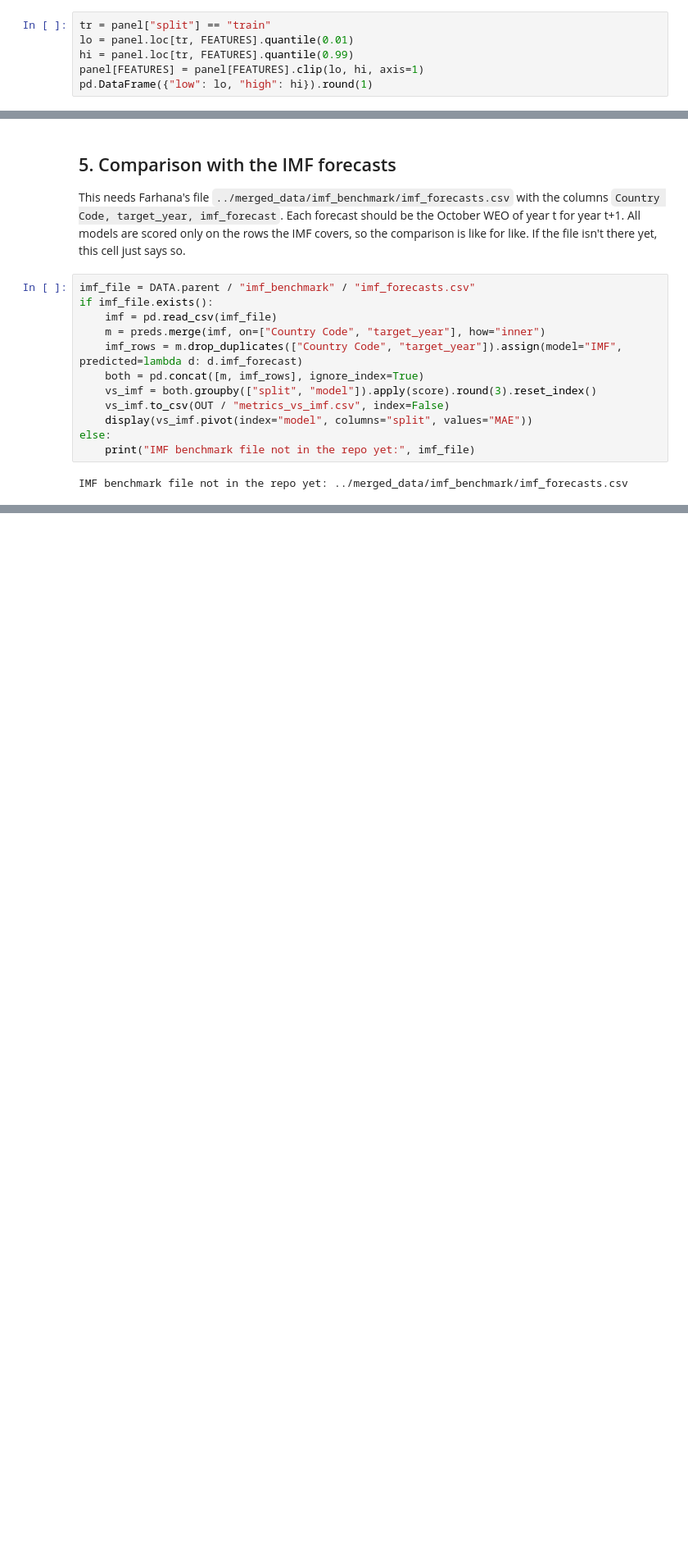
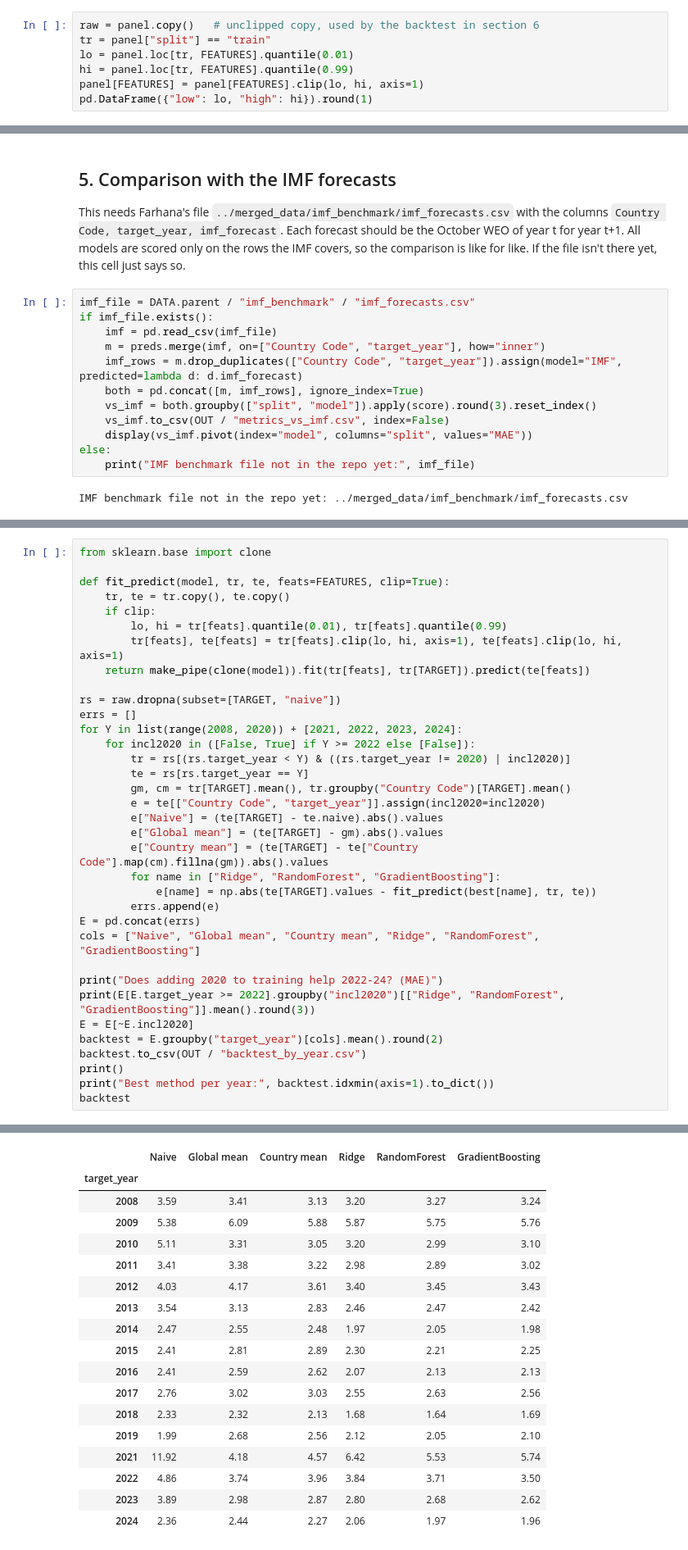
Before and after one commit to farhana273/ml_assignment, a Jupyter notebook: models/GDP_Models_Sami.ipynb, the cells around one changed output, grey strips where cells are left out. Shown at 82% size. Cells and saved outputs as stored; diff of their text form; blank space fills up the shorter version.

```diff
--- a/models/GDP_Models_Sami.ipynb
+++ b/models/GDP_Models_Sami.ipynb
@@ -114,6 +115,7 @@ Name: count, dtype: int64
 ### Outliers
 The training data includes hyperinflation (514%) and growth of +87%. Each feature is clipped at its 1st and 99th percentile, and those cut-offs come from the training years only. The target is never clipped.
 # %%
+raw = panel.copy()   # unclipped copy, used by the backtest in section 6
 tr = panel["split"] == "train"
 lo = panel.loc[tr, FEATURES].quantile(0.01)
 hi = panel.loc[tr, FEATURES].quantile(0.99)
@@ -325,0 +340,36 @@ IMF benchmark file not in the repo yet: ../merged_data/imf_benchmark/imf_forecas
+# %%
+from sklearn.base import clone
+
+def fit_predict(model, tr, te, feats=FEATURES, clip=True):
+    tr, te = tr.copy(), te.copy()
+    if clip:
+        lo, hi = tr[feats].quantile(0.01), tr[feats].quantile(0.99)
+        tr[feats], te[feats] = tr[feats].clip(lo, hi, axis=1), te[feats].clip(lo, hi, axis=1)
+    return make_pipe(clone(model)).fit(tr[feats], tr[TARGET]).predict(te[feats])
+
+rs = raw.dropna(subset=[TARGET, "naive"])
+errs = []
+for Y in list(range(2008, 2020)) + [2021, 2022, 2023, 2024]:
+    for incl2020 in ([False, True] if Y >= 2022 else [False]):
+        tr = rs[(rs.target_year < Y) & ((rs.target_year != 2020) | incl2020)]
+        te = rs[rs.target_year == Y]
+        gm, cm = tr[TARGET].mean(), tr.groupby("Country Code")[TARGET].mean()
+        e = te[["Country Code", "target_year"]].assign(incl2020=incl2020)
+        e["Naive"] = (te[TARGET] - te.naive).abs().values
+        e["Global mean"] = (te[TARGET] - gm).abs().values
+        e["Country mean"] = (te[TARGET] - te["Country Code"].map(cm).fillna(gm)).abs().values
+        for name in ["Ridge", "RandomForest", "GradientBoosting"]:
+            e[name] = np.abs(te[TARGET].values - fit_predict(best[name], tr, te))
+        errs.append(e)
+E = pd.concat(errs)
+cols = ["Naive", "Global mean", "Country mean", "Ridge", "RandomForest", "GradientBoosting"]
+
+print("Does adding 2020 to training help 2022-24? (MAE)")
+print(E[E.target_year >= 2022].groupby("incl2020")[["Ridge", "RandomForest", "GradientBoosting"]].mean().round(3))
+E = E[~E.incl2020]
+backtest = E.groupby("target_year")[cols].mean().round(2)
+backtest.to_csv(OUT / "backtest_by_year.csv")
+print()
+print("Best method per year:", backtest.idxmin(axis=1).to_dict())
+backtest
+# %% [output]
@@ -325,0 +383,18 @@ IMF benchmark file not in the repo yet: ../merged_data/imf_benchmark/imf_forecas
+|  | Naive | Global mean | Country mean | Ridge | RandomForest | GradientBoosting |
+| target_year |  |  |  |  |  |  |
+| 2008 | 3.59 | 3.41 | 3.13 | 3.20 | 3.27 | 3.24 |
+| 2009 | 5.38 | 6.09 | 5.88 | 5.87 | 5.75 | 5.76 |
+| 2010 | 5.11 | 3.31 | 3.05 | 3.20 | 2.99 | 3.10 |
+| 2011 | 3.41 | 3.38 | 3.22 | 2.98 | 2.89 | 3.02 |
+| 2012 | 4.03 | 4.17 | 3.61 | 3.40 | 3.45 | 3.43 |
+| 2013 | 3.54 | 3.13 | 2.83 | 2.46 | 2.47 | 2.42 |
+| 2014 | 2.47 | 2.55 | 2.48 | 1.97 | 2.05 | 1.98 |
+| 2015 | 2.41 | 2.81 | 2.89 | 2.30 | 2.21 | 2.25 |
+| 2016 | 2.41 | 2.59 | 2.62 | 2.07 | 2.13 | 2.13 |
+| 2017 | 2.76 | 3.02 | 3.03 | 2.55 | 2.63 | 2.56 |
+| 2018 | 2.33 | 2.32 | 2.13 | 1.68 | 1.64 | 1.69 |
+| 2019 | 1.99 | 2.68 | 2.56 | 2.12 | 2.05 | 2.10 |
+| 2021 | 11.92 | 4.18 | 4.57 | 6.42 | 5.53 | 5.74 |
+| 2022 | 4.86 | 3.74 | 3.96 | 3.84 | 3.71 | 3.50 |
+| 2023 | 3.89 | 2.98 | 2.87 | 2.80 | 2.68 | 2.62 |
+| 2024 | 2.36 | 2.44 | 2.27 | 2.06 | 1.97 | 1.96 |
```
Also changed, not shown: parts of 14 cells of this notebook, 8 other files.
